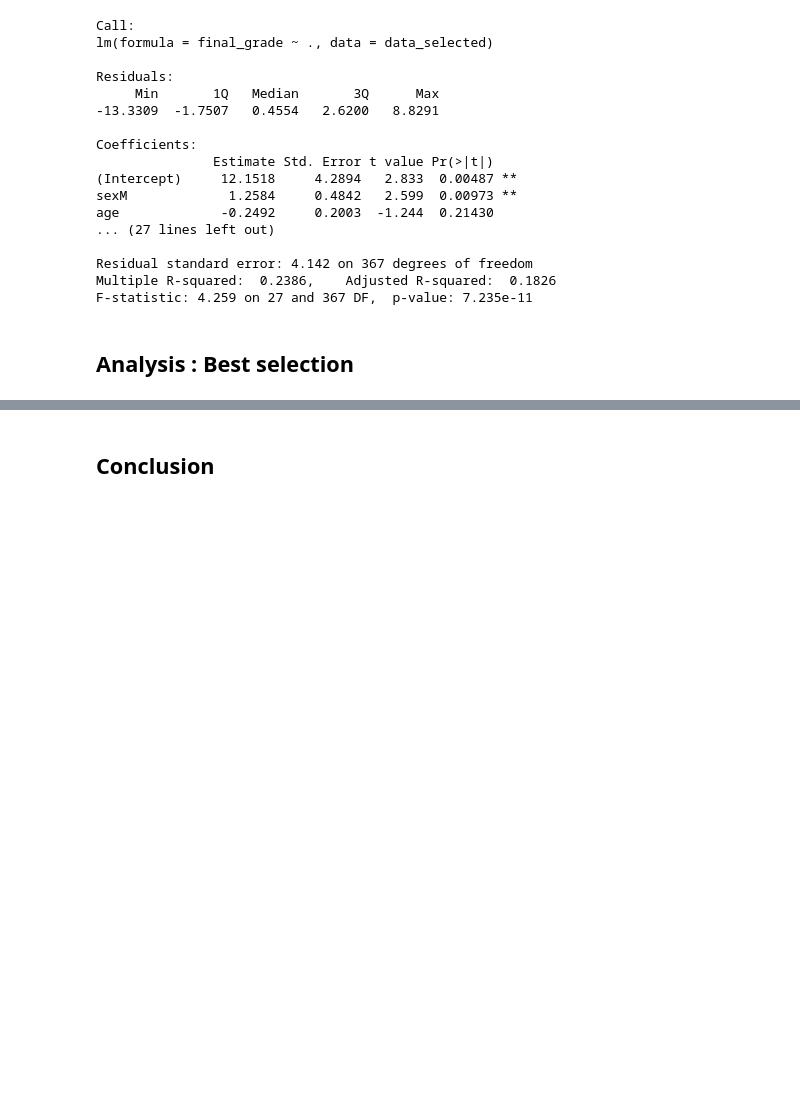
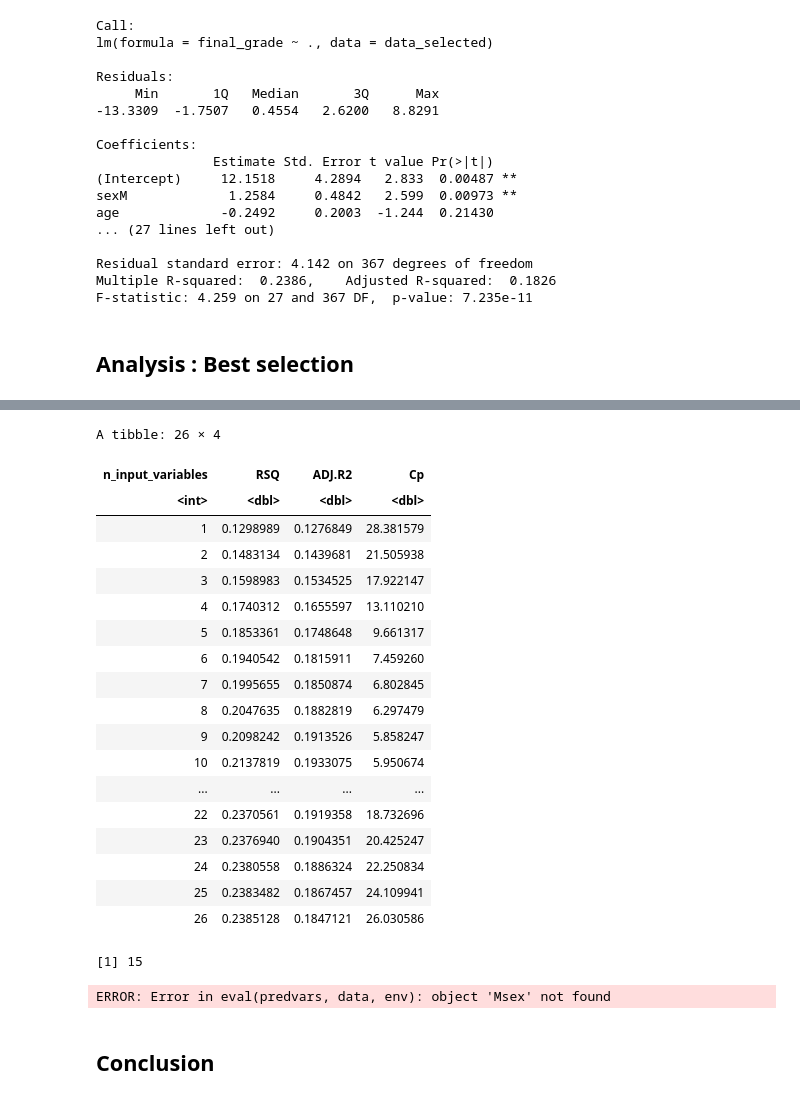
Before and after one commit to svnxxa/STAT-306-Group-Project, a Jupyter notebook: STAT 306 Final Report.ipynb, the cells around one changed output, grey strips where cells are left out. Cells and saved outputs as stored; diff of their text form; code cells hidden in the pictures; blank space fills up the shorter version.

```diff
--- a/STAT 306 Final Report.ipynb
+++ b/STAT 306 Final Report.ipynb
@@ -213,19 +237,43 @@ ERROR: Error in library(leaps): there is no package called ‘leaps’
 # %%
 # best selection summary table
 n_vars <- length(best_selection_summary$rsq)
 
-bset_selection_summary_df <- tibble(
+best_selection_summary_df <- tibble(
     n_input_variables = 1:n_vars,
     RSQ = best_selection_summary$rsq,
     ADJ.R2 = best_selection_summary$adjr2,
     Cp = best_selection_summary$cp,
 )
 
 best_selection_summary_df
+# %% [output]
+A tibble: 26 × 4
+| n_input_variables | RSQ | ADJ.R2 | Cp |
+| <int> | <dbl> | <dbl> | <dbl> |
+| 1 | 0.1298989 | 0.1276849 | 28.381579 |
+| 2 | 0.1483134 | 0.1439681 | 21.505938 |
+| 3 | 0.1598983 | 0.1534525 | 17.922147 |
+| 4 | 0.1740312 | 0.1655597 | 13.110210 |
+| 5 | 0.1853361 | 0.1748648 | 9.661317 |
+| 6 | 0.1940542 | 0.1815911 | 7.459260 |
+| 7 | 0.1995655 | 0.1850874 | 6.802845 |
+| 8 | 0.2047635 | 0.1882819 | 6.297479 |
+| 9 | 0.2098242 | 0.1913526 | 5.858247 |
+| 10 | 0.2137819 | 0.1933075 | 5.950674 |
+| ... | ... | ... | ... |
+| 22 | 0.2370561 | 0.1919358 | 18.732696 |
+| 23 | 0.2376940 | 0.1904351 | 20.425247 |
+| 24 | 0.2380558 | 0.1886324 | 22.250834 |
+| 25 | 0.2383482 | 0.1867457 | 24.109941 |
+| 26 | 0.2385128 | 0.1847121 | 26.030586 |
 # %%
 which.max(best_selection_summary_df$ADJ.R2)
+# %% [output]
+[1] 15
 # %%
-lm(final_grade ~ sexM+Medu+Mjobhealth+Mjobservices+failures+goout, data=data)
+lm(final_grade ~ Msex+Medu+Mjobhealth+Mjobservices+failures+goout, data=data)
+# %% [output]
+ERROR: Error in eval(predvars, data, env): object 'Msex' not found
 # %% [markdown]
 ## Conclusion
 # %% [markdown]
```
Also changed, not shown: parts of 1 cell of this notebook.
